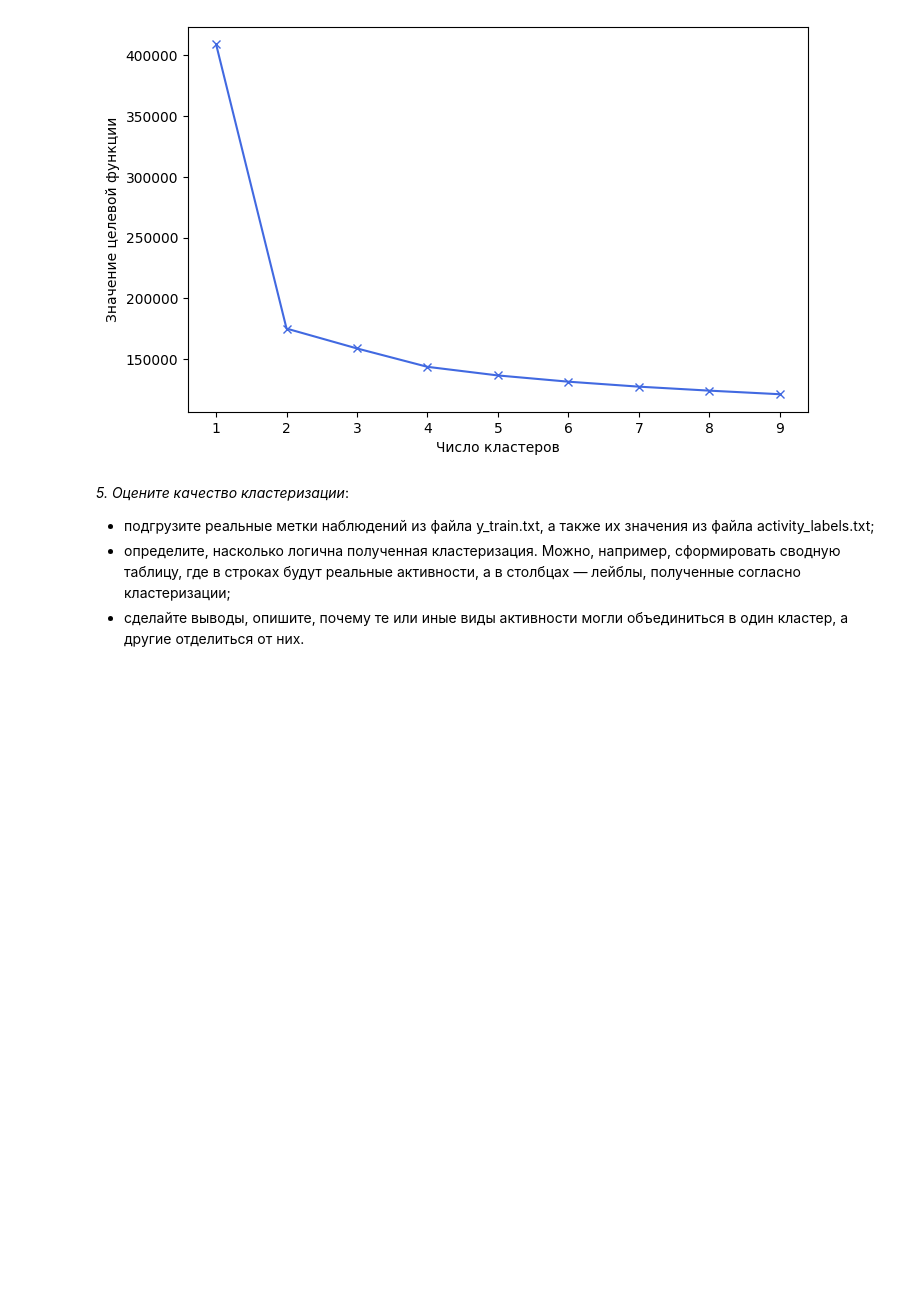
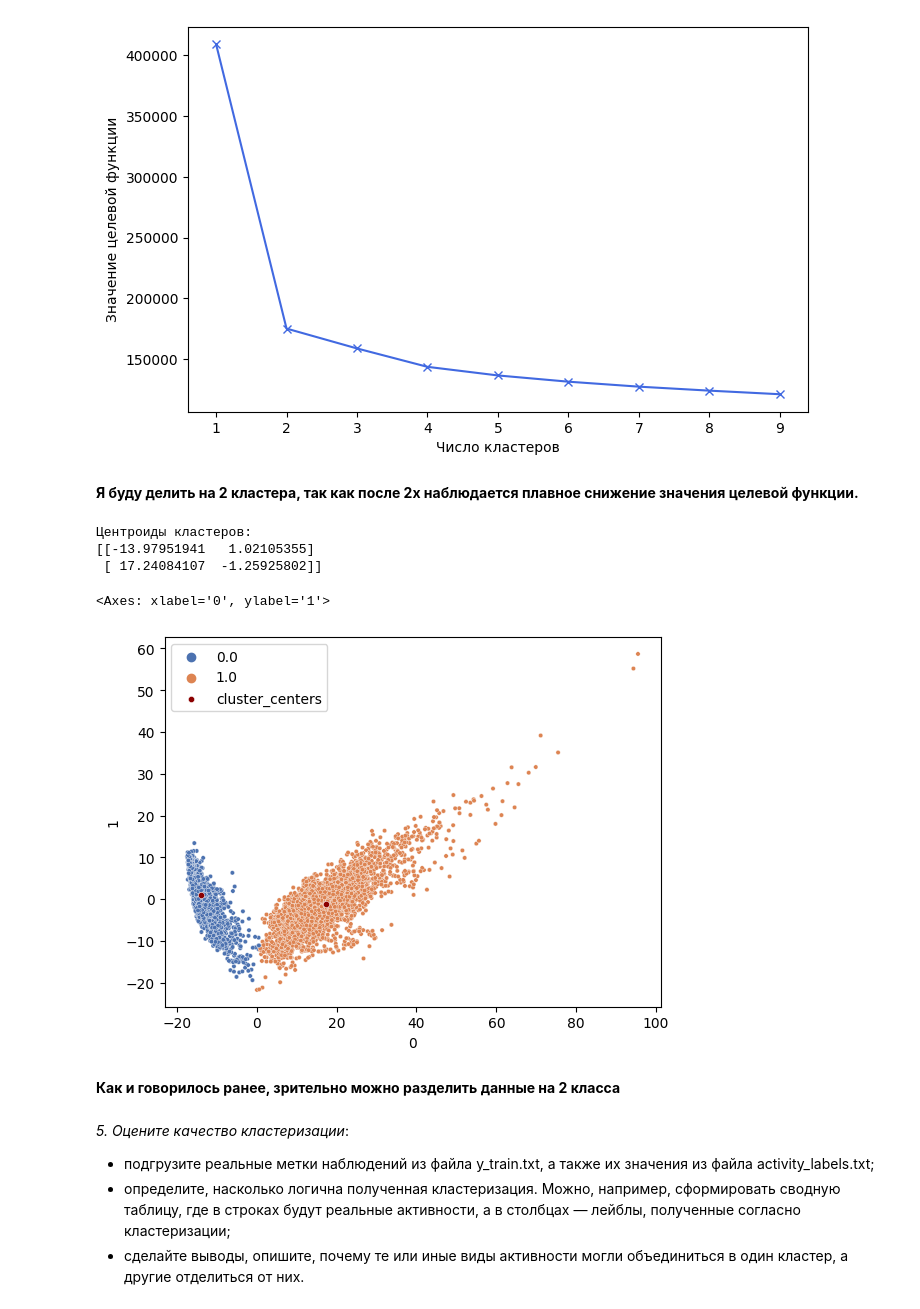
Before and after one commit to W1llAnn/1tdata-homework, a Jupyter notebook: 2.5 - homework PRO.ipynb, the cells around one changed output. Cells and saved outputs as stored; diff of their text form; code cells hidden in the pictures; blank space fills up the shorter version.

```diff
--- a/2.5 - homework PRO.ipynb
+++ b/2.5 - homework PRO.ipynb
@@ -151 +154,3 @@ plt.scatter(X_reduced[:, 0], X_reduced[:, 1],  s=20, cmap='viridis')
+# %%
+df_red = pd.DataFrame(data=X_reduced)
 # %% [markdown]
@@ -170,6 +175,41 @@ plt.ylabel('Значение целевой функции')
 plt.show()
 # %% [output]
 [figure]
+# %% [markdown]
+**Я буду делить на 2 кластера, так как после 2х наблюдается плавное снижение значения целевой функции.**
+# %%
+model_k = KMeans(n_clusters=2, random_state=12, n_init=10)
+model_k.fit(df_red)
+
+print("Центроиды кластеров:")
+print(model_k.cluster_centers_)
+# %% [output]
+Центроиды кластеров:
+[[-13.97951941   1.02105355]
+ [ 17.24084107  -1.25925802]]
+# %%
+# разметка моделью
+sns.scatterplot(
+    data=pd.DataFrame(np.hstack([df_red, np.array([model_k.labels_]).T]), columns=['0', '1', 'label']),
+    x='0',
+    y='1',
+    hue='label',
+    palette='deep',
+    s=10
+)
+sns.scatterplot(
+    pd.DataFrame(model_k.cluster_centers_, columns=['f1', 'f2']),
+    color='darkred',
+    x='f1',
+    y='f2',
+    s=20,
+    label='cluster_centers'
+)
+# %% [output]
+<Axes: xlabel='0', ylabel='1'>
+[figure, added]
+# %% [markdown]
+**Как и говорилось ранее, зрительно можно разделить данные на 2 класса**
 # %% [markdown]
 *5. Оцените качество кластеризации*:
 *   подгрузите реальные метки наблюдений из файла y_train.txt, а также их значения из файла activity_labels.txt;
```
Also changed, not shown: parts of 24 cells of this notebook.
